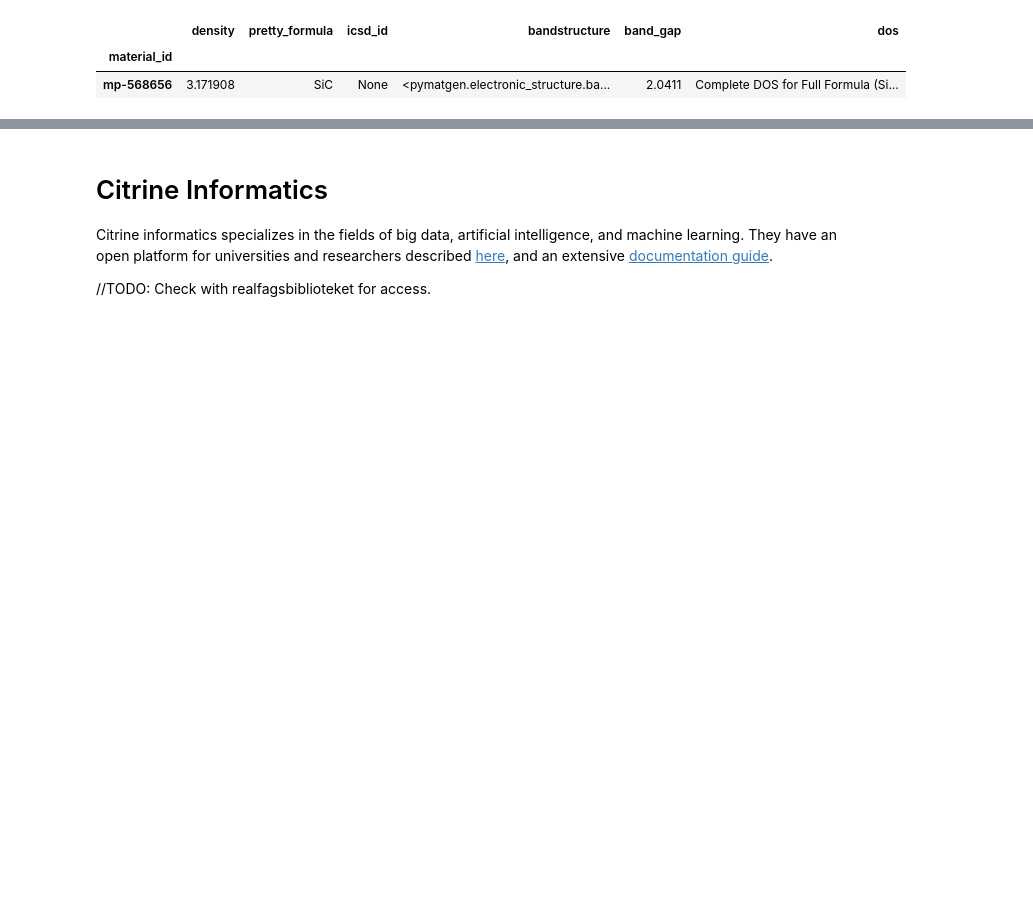
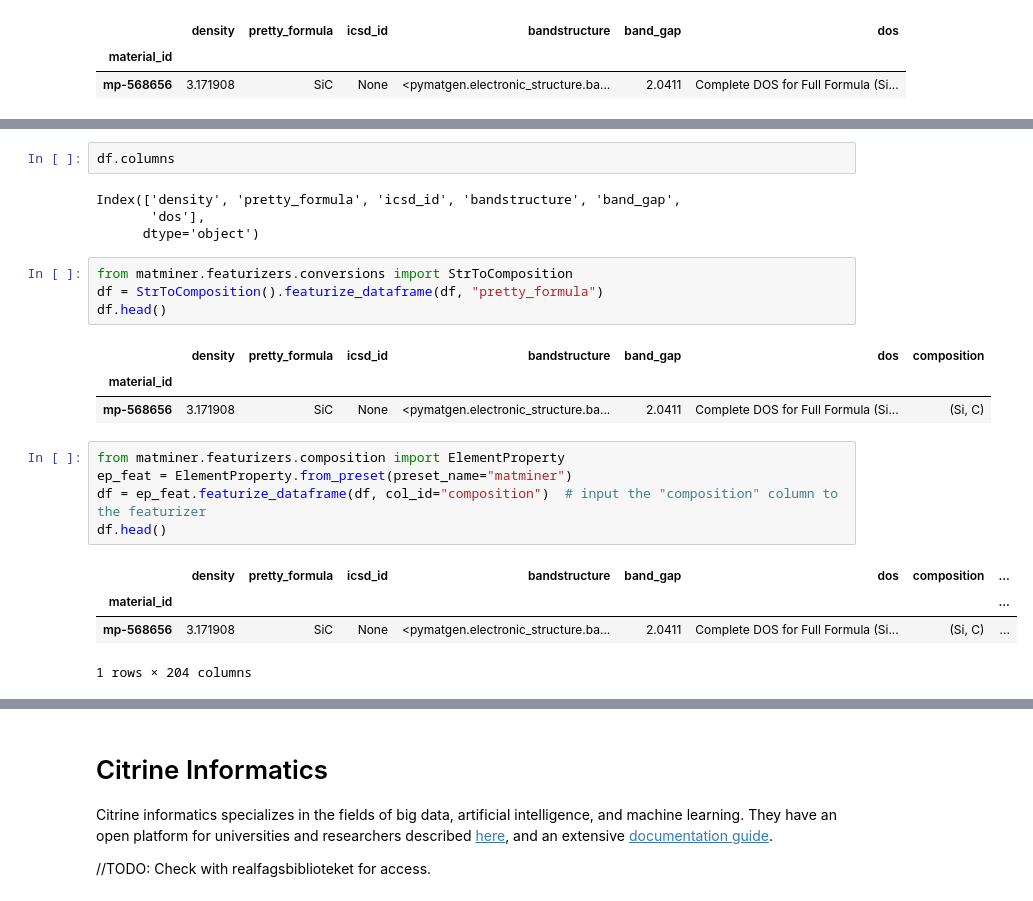
Before and after one commit to ohebbi/predicting-ABO3-structures, a Jupyter notebook: notebooks/Exploring datasets using matminer .ipynb, the cells around one changed output, grey strips where cells are left out. Saved outputs shown, nothing was run; the diff lists cells and outputs as text; blank space fills up the shorter version.

```diff
--- a/notebooks/Exploring datasets using matminer .ipynb
+++ b/notebooks/Exploring datasets using matminer .ipynb
@@ -180 +162,25 @@ findfont: Font family ['Times New Roman'] not found. Falling back to DejaVu Sans
 [figure]
+# %%
+df.columns
+# %% [output]
+Index(['density', 'pretty_formula', 'icsd_id', 'bandstructure', 'band_gap',
+       'dos'],
+      dtype='object')
+# %%
+from matminer.featurizers.conversions import StrToComposition
+df = StrToComposition().featurize_dataframe(df, "pretty_formula")
+df.head()
+# %% [output]
+|  | density | pretty_formula | icsd_id | bandstructure | band_gap | dos | composition |
+| material_id |  |  |  |  |  |  |  |
+| mp-568656 | 3.171908 | SiC | None | <pymatgen.electronic_structure.ba... | 2.0411 | Complete DOS for Full Formula (Si... | (Si, C) |
+# %%
+from matminer.featurizers.composition import ElementProperty
+ep_feat = ElementProperty.from_preset(preset_name="matminer")
+df = ep_feat.featurize_dataframe(df, col_id="composition")  # input the "composition" column to the featurizer
+df.head()
+# %% [output]
+|  | density | pretty_formula | icsd_id | bandstructure | band_gap | dos | composition | ... |
+| material_id |  |  |  |  |  |  |  | ... |
+| mp-568656 | 3.171908 | SiC | None | <pymatgen.electronic_structure.ba... | 2.0411 | Complete DOS for Full Formula (Si... | (Si, C) | ... |
+1 rows × 204 columns
```
Also changed, not shown: parts of 10 cells of this notebook.
